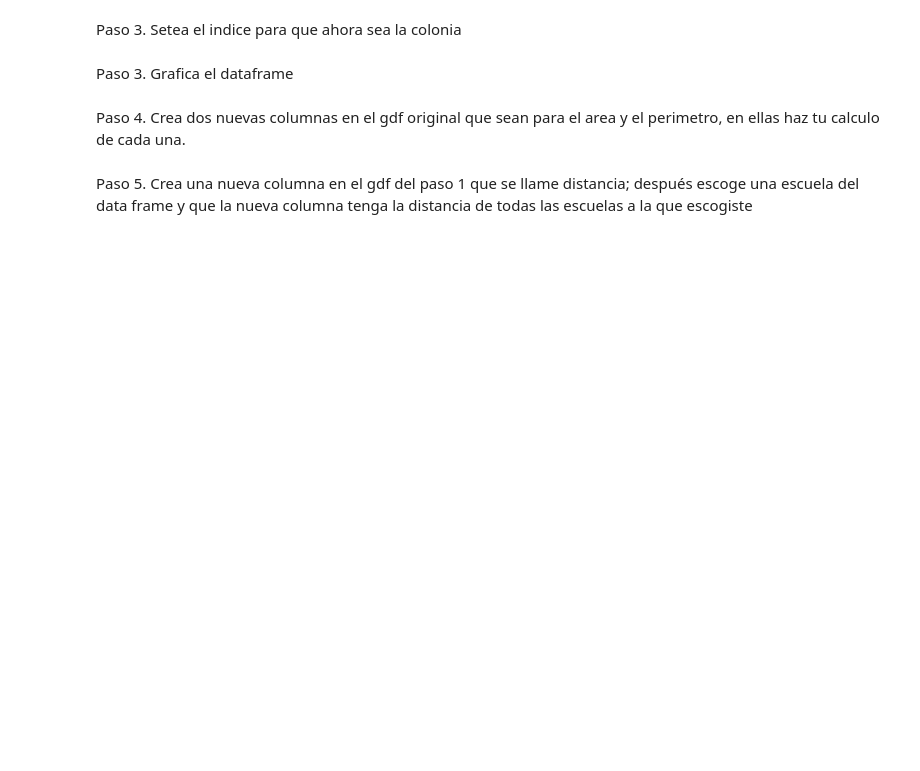
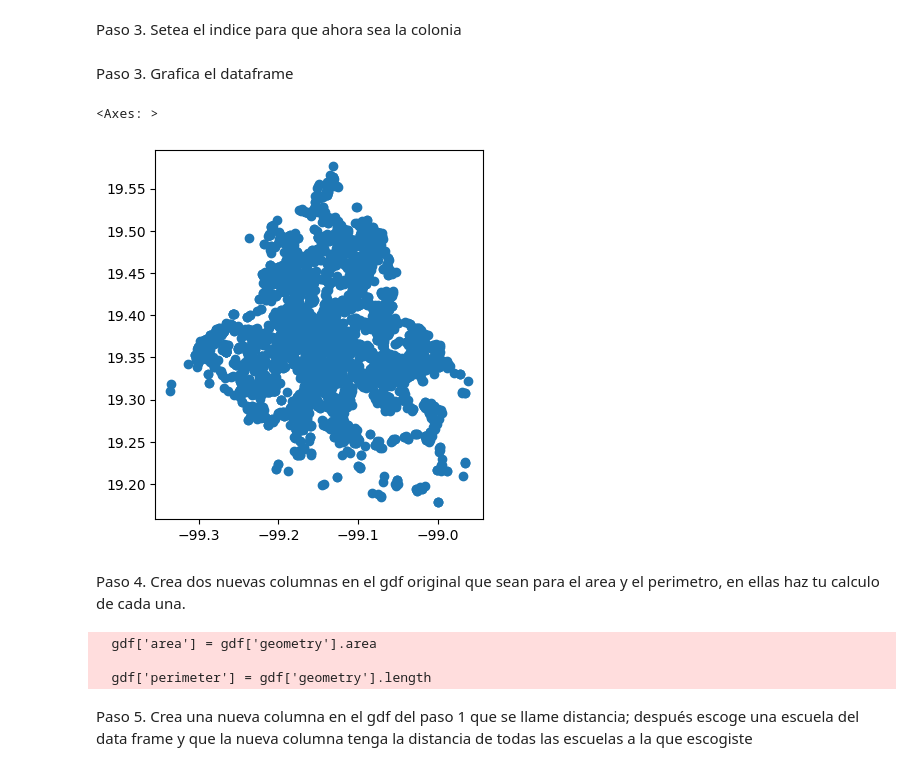
Before and after one commit to MiguelMonr/Geo_Pandas, a Jupyter notebook: ejecutables/JupyterNotebooks/tarea/tarea.ipynb, the cells around one changed output. Saved outputs shown, nothing was run; the diff lists cells and outputs as text; code cells hidden in the pictures; blank space fills up the shorter version.

```diff
--- a/ejecutables/JupyterNotebooks/tarea/tarea.ipynb
+++ b/ejecutables/JupyterNotebooks/tarea/tarea.ipynb
@@ -6,0 +14,3 @@ Paso 1. Guarda el geojson en un dataframe e imprimelo.
+# %%
+gdf = gpd.read_file("escuelas_privadas.geojson")
+gdf
@@ -9,8 +50,23 @@ Paso 2. Crea otro gdf con solo las escuelas en la delegacion Miguel Hidalgo
 # %% [markdown]
 Paso 3. Setea el indice para que ahora sea la colonia
+# %%
+otro = gdf.set_index("colonia")
 # %% [markdown]
 Paso 3. Grafica el dataframe
+# %%
+otro.plot()
+# %% [output]
+<Axes: >
+[figure, added]
 # %% [markdown]
 Paso 4. Crea dos nuevas columnas en el gdf original que sean para el area y el perimetro, en ellas haz tu calculo de cada una.
+# %%
+gdf['area'] = gdf['geometry'].area
+gdf['perimeter'] = gdf['geometry'].length
+#Esto genera columnas de cero porque la geometría no es un polígono.
+# %% [output]
+  gdf['area'] = gdf['geometry'].area
+
+  gdf['perimeter'] = gdf['geometry'].length
 # %% [markdown]
 Paso 5. Crea una nueva columna en el gdf del paso 1 que se llame distancia; después escoge una escuela del data frame y que la nueva columna tenga la distancia de todas las escuelas a la que escogiste
```
Also changed, not shown: parts of 9 cells of this notebook.
